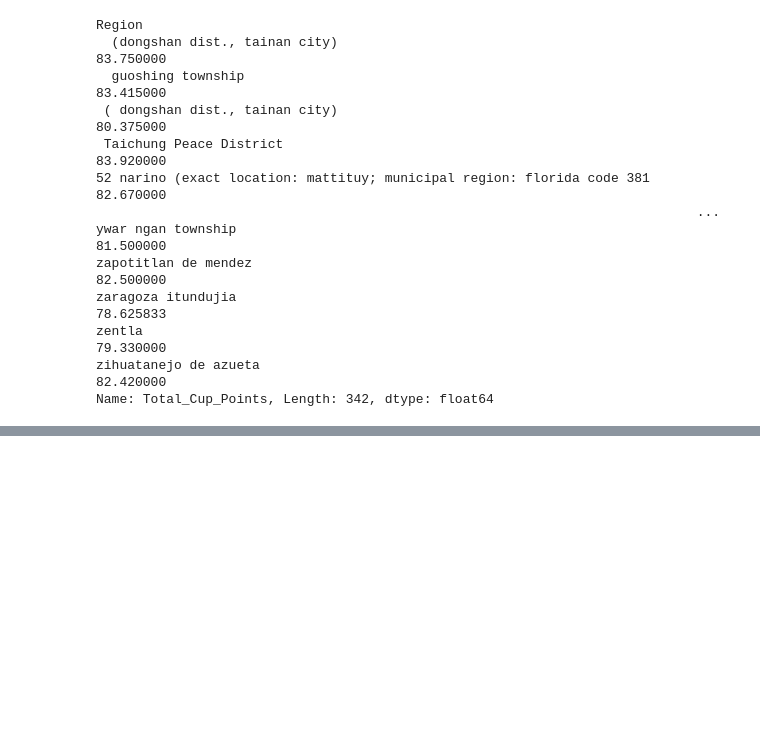
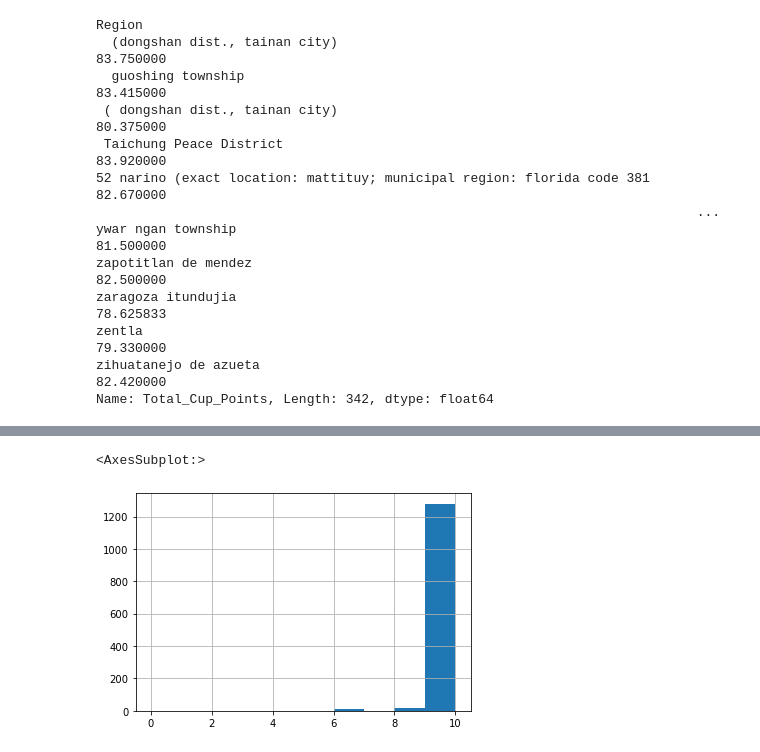
Before and after one commit to RaMcDaniel/CoffeePredictor, a Jupyter notebook: Coffee_Predictor.ipynb, the cells around one changed output, grey strips where cells are left out. Cells and saved outputs as stored; diff of their text form; code cells hidden in the pictures; blank space fills up the shorter version.

```diff
--- a/Coffee_Predictor.ipynb
+++ b/Coffee_Predictor.ipynb
@@ -254,0 +256,5 @@ df.groupby('Region')['Total_Cup_Points'].mean().plot()
+# %%
+df["Sweetness"].hist()
+# %% [output]
+<AxesSubplot:>
+[figure, added]
```
Also changed, not shown: parts of 27 cells of this notebook, 1 other file.
